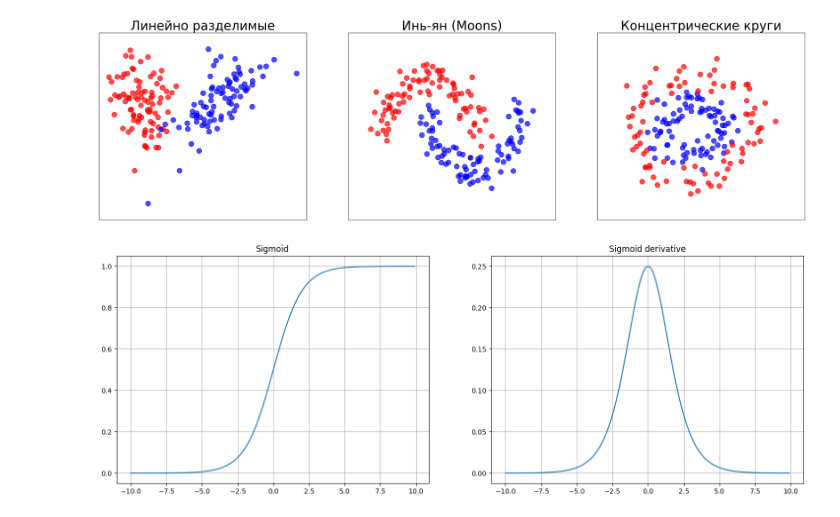
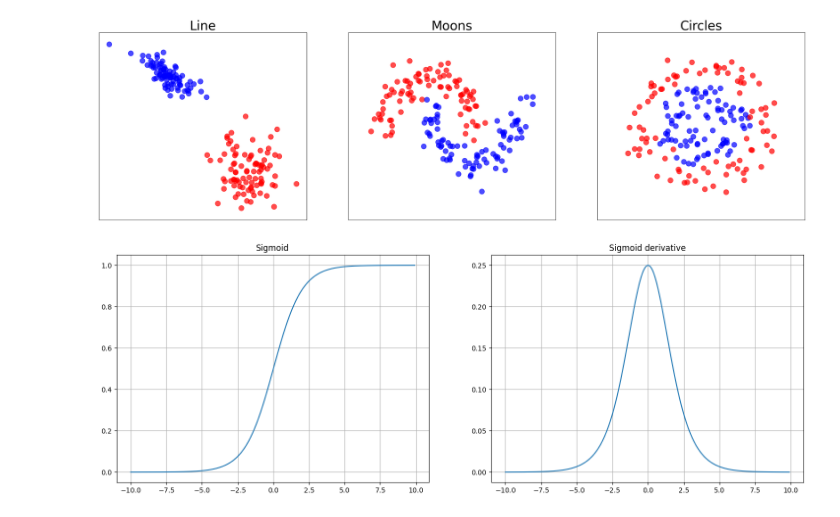
Before and after one commit to modernpacifist/engineering-of-machine-learning-urfu, a Jupyter notebook: math-basics-of-machine-learning/Notebooks/HW3_MBML.ipynb, the cells around one changed output. Cells and saved outputs as stored; diff of their text form; code cells hidden in the pictures.

```diff
--- a/math-basics-of-machine-learning/Notebooks/HW3_MBML.ipynb
+++ b/math-basics-of-machine-learning/Notebooks/HW3_MBML.ipynb
@@ -250,21 +250,22 @@ def make_binary_clf(N, method = 'line', noises = 0.15, random_state = 42):
 # %%
 #@title Data { run: "auto" }
 N = 175 #@param {type:"slider", min:50, max:250, step:25}
 noises = 0.5 #@param {type:"slider", min:0, max:1, step:0.05}
+random_state = 33
 
 fig=plt.figure(figsize=(30,8))
 
 ax = plt.subplot(1, 3, 1)
-plot_data(ax,make_binary_clf(N,method = 'line'),
-          'Линейно разделимые')
+plot_data(ax,make_binary_clf(N,method = 'line', random_state=random_state),
+          'Line')
 ax = plt.subplot(1, 3, 2)
-plot_data(ax,make_binary_clf(N,method = 'moons'),
-          'Инь-ян (Moons)')
+plot_data(ax,make_binary_clf(N,method = 'moons', random_state=random_state),
+          'Moons')
 ax = plt.subplot(1, 3, 3)
-plot_data(ax, make_binary_clf(N,method = 'circles'),
-          'Концентрические круги')
+plot_data(ax, make_binary_clf(N,method = 'circles', random_state=random_state),
+          'Circles')
 # %% [output]
-[figure, old version]
+[figure, new version]
 # %%
 def sigmoid(z):
     return 1 / (1 + np.exp(-z))
```
Also changed, not shown: parts of 1 cell of this notebook.
